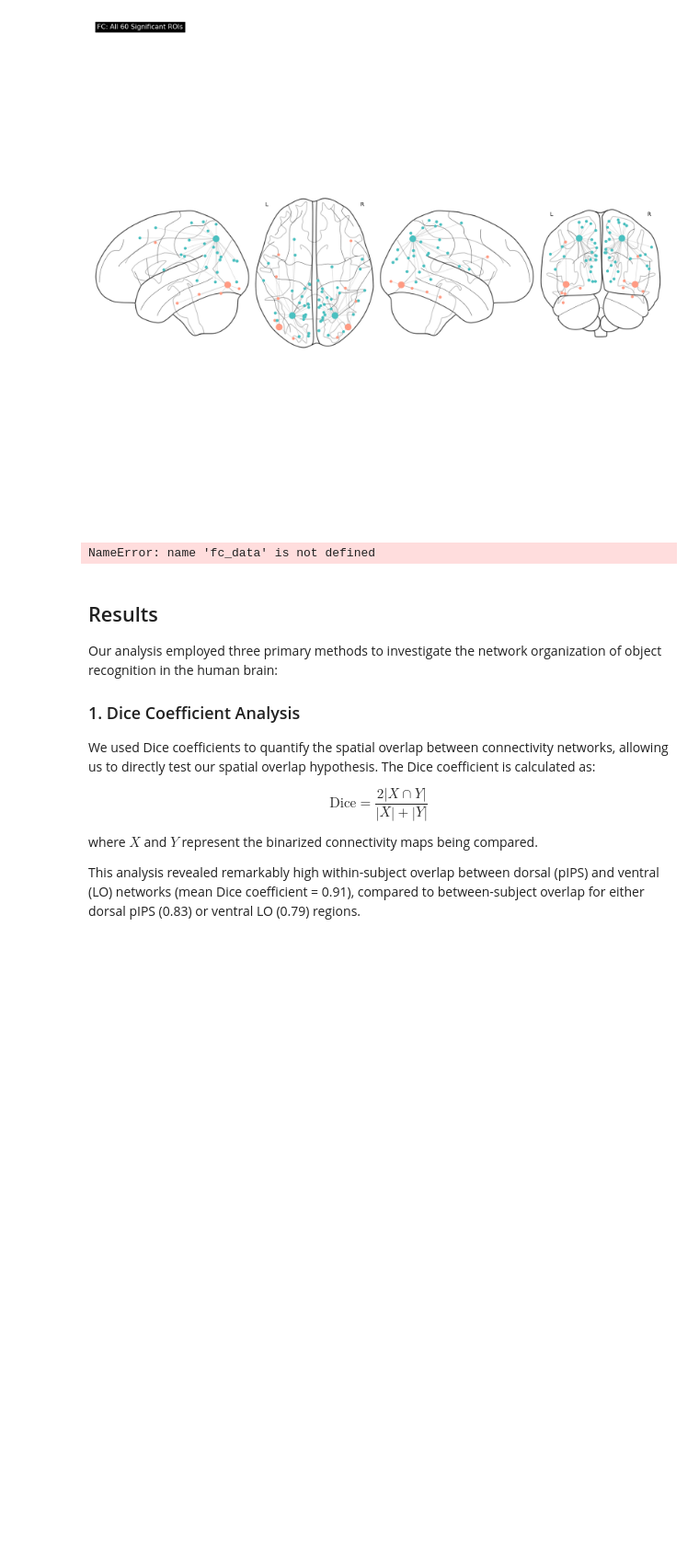
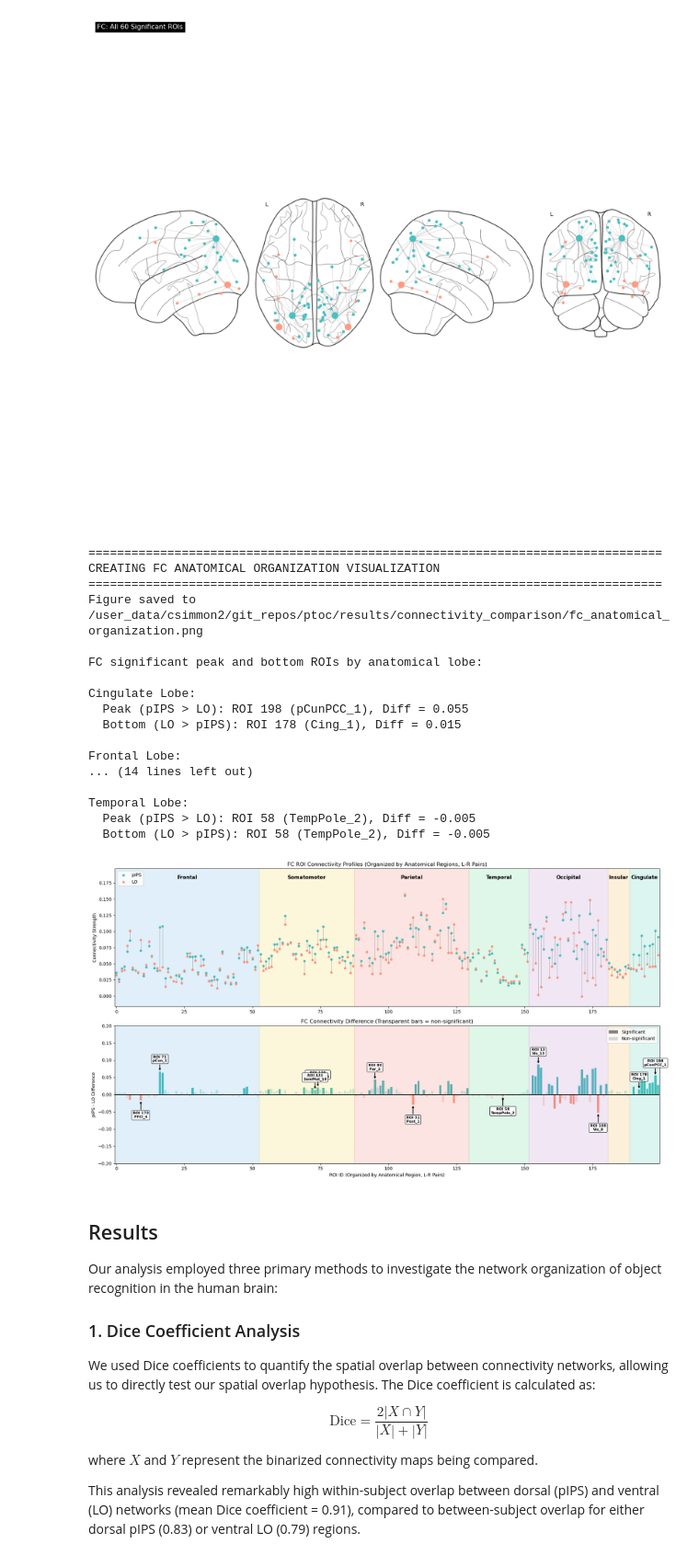
Before and after one commit to cnsimmons/Simmons_DSPN_S25, a Jupyter notebook: ExerciseSubmissions/Simmons_DSPN_S25_FinalProject.ipynb, the cells around one changed output. Shown at 92% size. Cells and saved outputs as stored; diff of their text form; code cells hidden in the pictures; blank space fills up the shorter version.

```diff
--- a/ExerciseSubmissions/Simmons_DSPN_S25_FinalProject.ipynb
+++ b/ExerciseSubmissions/Simmons_DSPN_S25_FinalProject.ipynb
@@ -919,6 +919,8 @@ def analyze_connectivity_and_save_results(analysis_type='fc'):
     print(f"\n{'='*80}")
     print(f"ANALYZING {analysis_type.upper()} CONNECTIVITY AND SAVING RESULTS")
     print(f"{'='*80}")
+
+    output_dir = f'{results_dir}/connectivity_comparison'
 
     # Load merged atlas instead of fetching standard Schaefer atlas
     merged_atlas_file = f'{results_dir}/schaefer_wang_merged.nii.gz'
@@ -1498,6 +1500,7 @@ Figure saved to /user_data/csimmon2/git_repos/ptoc/results/connectivity_comparis
 # %%
 # Visualize Anatomical Organization
 def visualize_anatomical_organization(results_df, roi_data, analysis_type='fc'):
+    output_dir = f'{results_dir}/connectivity_comparison'
     """
     Create anatomical organization visualization
 
@@ -1826,34 +1829,51 @@ def visualize_anatomical_organization(results_df, roi_data, analysis_type='fc'):
     plt.tight_layout()
 
     # Save the figure
     fig_path = f'{output_dir}/{analysis_type}_anatomical_organization.png'
     plt.savefig(fig_path, dpi=300)
 
     print(f"Figure saved to {fig_path}")
 
     # Print peak and bottom ROIs by lobe, only for significant ROIs
     print(f"\n{analysis_type.upper()} significant peak and bottom ROIs by anatomical lobe:")
     for lobe, group in lobe_groups:
         # Get significant ROIs in this lobe
         sig_group = group[group['Combined_Significant']]
 
         if len(sig_group) > 0:
             print(f"\n{lobe} Lobe:")
 
             # Peak (pIPS-preferring) significant ROI
             peak_row = sig_group.loc[sig_group['Difference'].idxmax()]
             print(f"  Peak (pIPS > LO): ROI {peak_row['ROI_ID']} ({peak_row['Clean_Name']}), " +
                  f"Diff = {peak_row['Difference']:.3f}")
 
             # Bottom (LO-preferring) significant ROI
             bottom_row = sig_group.loc[sig_group['Difference'].idxmin()]
             print(f"  Bottom (LO > pIPS): ROI {bottom_row['ROI_ID']} ({bottom_row['Clean_Name']}), " +
                  f"Diff = {bottom_row['Difference']:.3f}")
 
 # Create anatomical organization visualization
 visualize_anatomical_organization(fc_results, fc_data, analysis_type='fc')
 # %% [output]
-NameError: name 'fc_data' is not defined
+================================================================================
+CREATING FC ANATOMICAL ORGANIZATION VISUALIZATION
+================================================================================
+Figure saved to /user_data/csimmon2/git_repos/ptoc/results/connectivity_comparison/fc_anatomical_organization.png
+
+FC significant peak and bottom ROIs by anatomical lobe:
+
+Cingulate Lobe:
+  Peak (pIPS > LO): ROI 198 (pCunPCC_1), Diff = 0.055
+  Bottom (LO > pIPS): ROI 178 (Cing_1), Diff = 0.015
+
+Frontal Lobe:
+... (14 lines left out)
+
+Temporal Lobe:
+  Peak (pIPS > LO): ROI 58 (TempPole_2), Diff = -0.005
+  Bottom (LO > pIPS): ROI 58 (TempPole_2), Diff = -0.005
+[figure, added]
 # %% [markdown]
 ## Results
 
```
Also changed, not shown: parts of 1 cell of this notebook.
